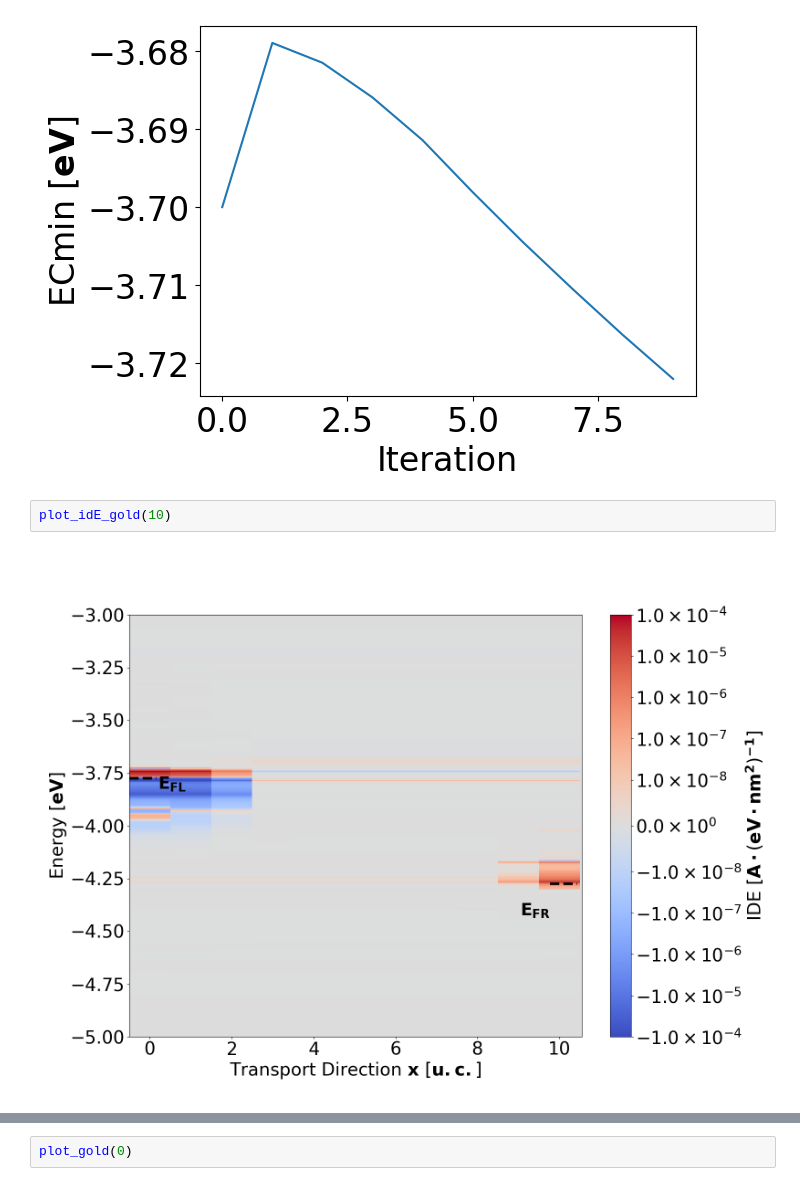
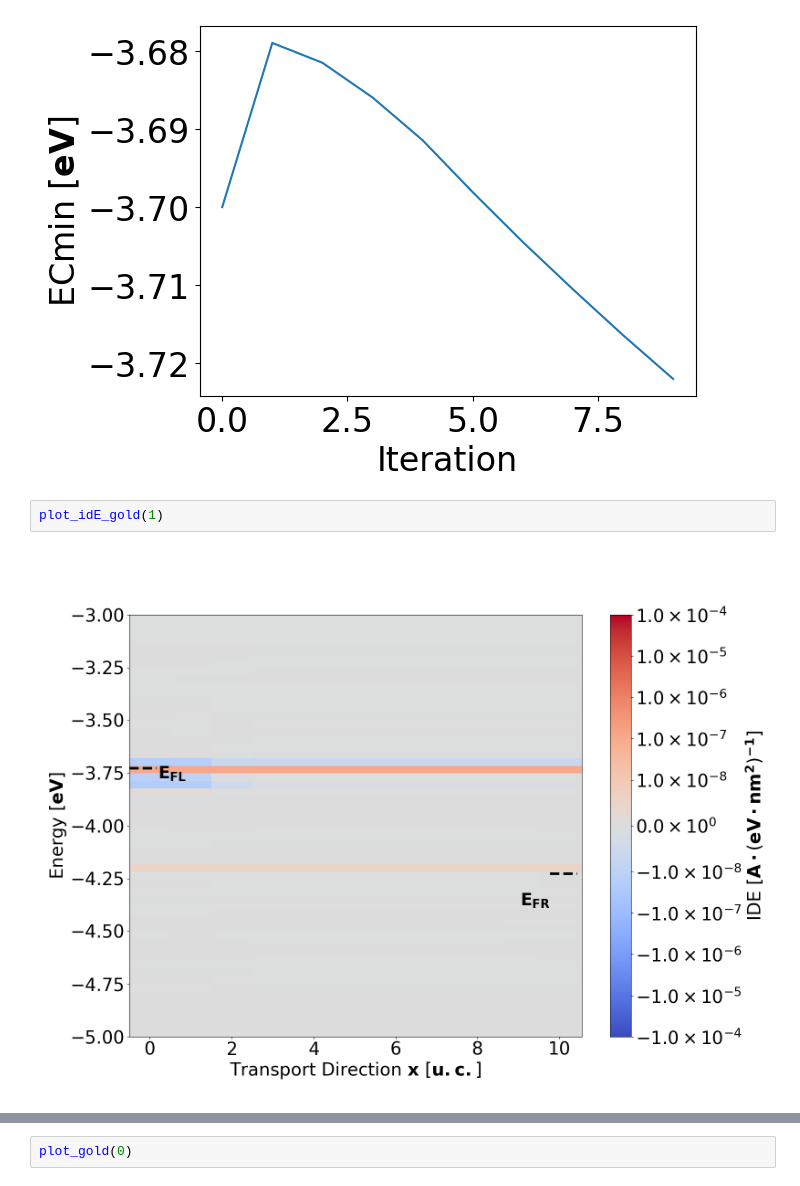
Before and after one commit to Nano-TCAD/QuaTrEx, a Jupyter notebook: quatrex/results/80TFET72/analysis.ipynb, the cells around one changed output, grey strips where cells are left out. Saved outputs shown, nothing was run; the diff lists cells and outputs as text.

```diff
--- a/quatrex/results/80TFET72/analysis.ipynb
+++ b/quatrex/results/80TFET72/analysis.ipynb
@@ -370,9 +373,9 @@ plt.show()
 # %% [output]
 [figure]
 # %%
-plot_idE_gold(10)
+plot_idE_gold(1)
 # %% [output]
-[figure, old version]
+[figure, new version]
 # %%
 plot_gold(0)
 # %% [output]
```
Also changed, not shown: parts of 8 cells of this notebook, 11 other files.
